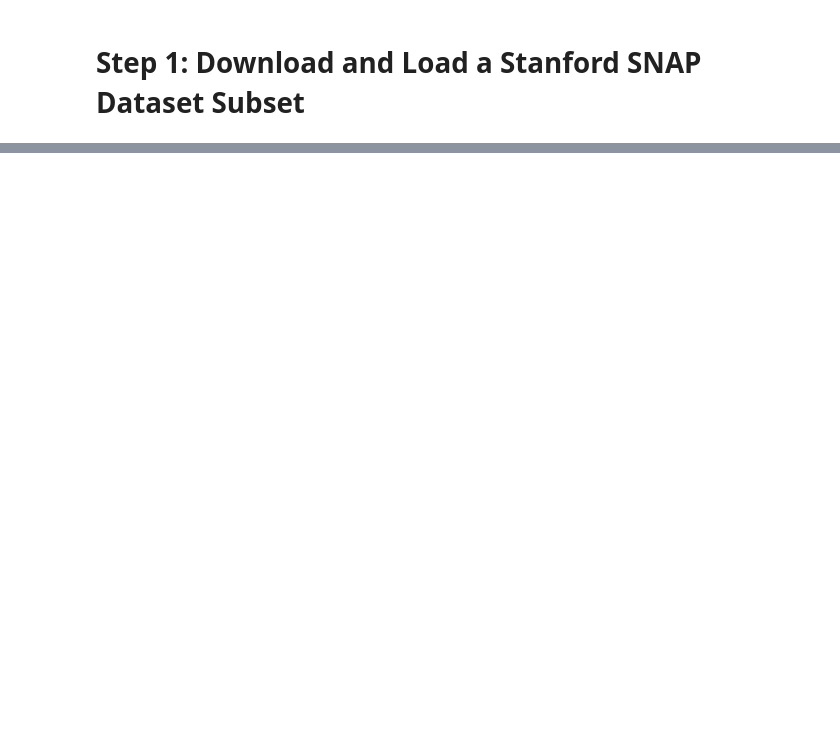
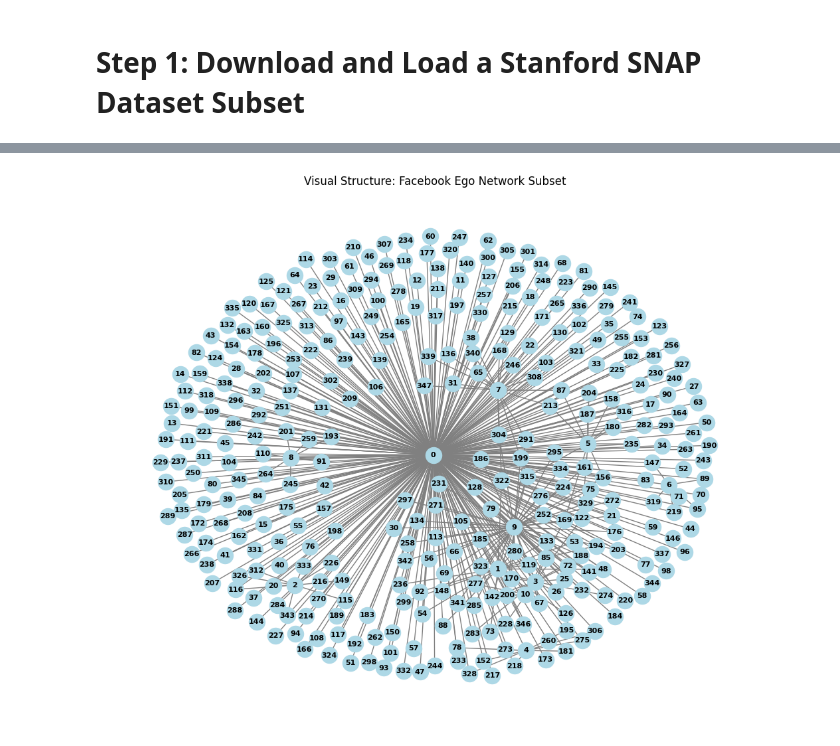
Before and after one commit to uzmabb182/Data_620_Web_Analytics, a Jupyter notebook: Week 3/Week_3_Assignment.ipynb, the cells around one changed output, grey strips where cells are left out. Drawn from its saved outputs; the diff is of its cells as text; code cells hidden in the pictures; blank space fills up the shorter version.

```diff
--- a/Week 3/Week_3_Assignment.ipynb
+++ b/Week 3/Week_3_Assignment.ipynb
@@ -89,0 +111,23 @@ Adjacency Matrix (First 5x5 slice):
+# %%
+import networkx as nx
+
+# 1. Create an Undirected Graph (Default behavior - perfect for Facebook)
+G_undirected = nx.from_pandas_edgelist(
+    df,
+    source='Source Node',
+    target='Target Node'
+    # create_using=nx.Graph is the hidden default
+)
+
+# 2. Creating a Directed Graph (Forced behavior - useful if this were Twitter data)
+# Passing nx.DiGraph (Directed Graph) to the create_using parameter
+G_directed = nx.from_pandas_edgelist(
+    df,
+    source='Source Node',
+    target='Target Node',
+    create_using=nx.DiGraph
+)
+
+# 3. Test and compare both
+print(f"Is G_undirected directed? {G_undirected.is_directed()}")
+print(f"Is G_directed directed? {G_directed.is_directed()}")
@@ -89,0 +194,23 @@ Adjacency Matrix (First 5x5 slice):
+# %%
+import matplotlib.pyplot as plt
+
+# 1. Setting the size of the canvas
+plt.figure(figsize=(10, 8))
+
+# 2. Drawing the undirected graph (G_undirected)
+# Adding styling parameters to make the nodes and edges visible
+nx.draw(
+    G_undirected,
+    with_labels=True,
+    node_color="lightblue",
+    node_size=300,
+    font_size=8,
+    font_weight="bold",
+    edge_color="gray"
+)
+
+# 3. Adding a title and render the plot
+plt.title("Visual Structure: Facebook Ego Network Subset")
+plt.show()
+# %% [output]
+[figure, added]
```
Also changed, not shown: parts of 29 cells of this notebook, 5 other files.
